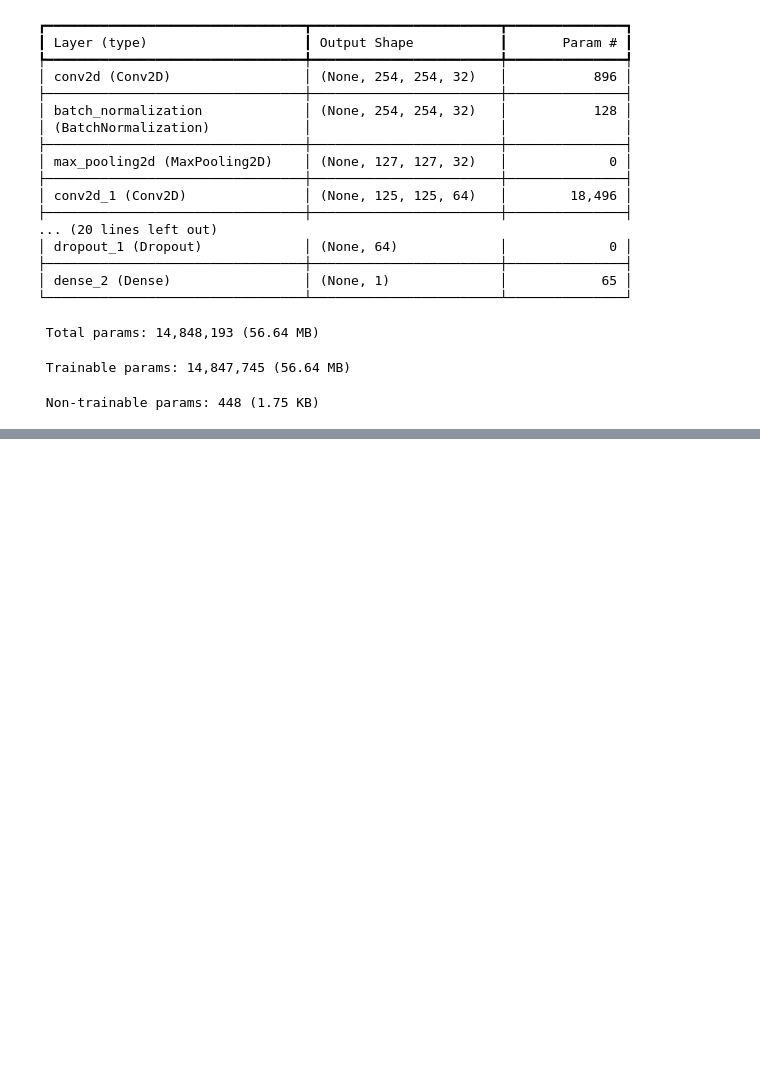
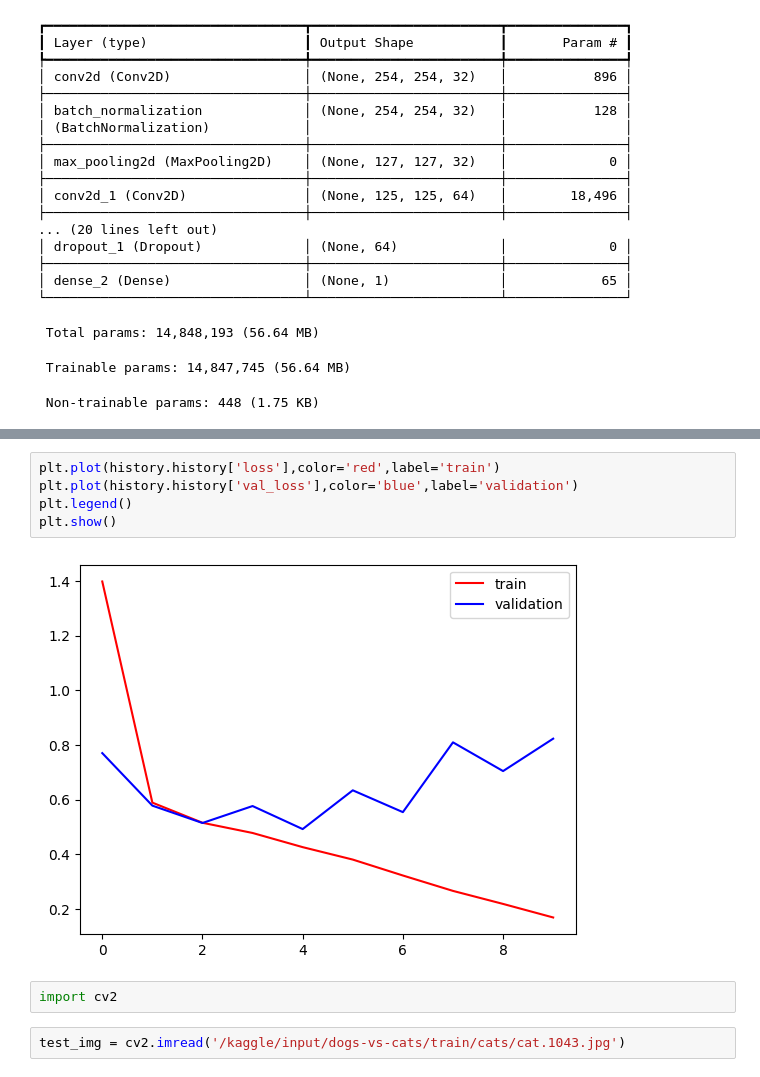
Before and after one commit to AshadullahDanish/CNN, a Jupyter notebook: cats-v-dogs-classification.ipynb, the cells around one changed output, grey strips where cells are left out. Cells and saved outputs as stored; diff of their text form; blank space fills up the shorter version.

Commit message:
Kaggle Notebook | cats-v-dogs-classification | Version 2

```diff
--- a/cats-v-dogs-classification.ipynb
+++ b/cats-v-dogs-classification.ipynb
@@ -122,0 +204,11 @@ Model: "sequential"
+# %%
+plt.plot(history.history['loss'],color='red',label='train')
+plt.plot(history.history['val_loss'],color='blue',label='validation')
+plt.legend()
+plt.show()
+# %% [output]
+[figure, added]
+# %%
+import cv2
+# %%
+test_img = cv2.imread('/kaggle/input/dogs-vs-cats/train/cats/cat.1043.jpg')
```
Also changed, not shown: parts of 17 cells of this notebook.
